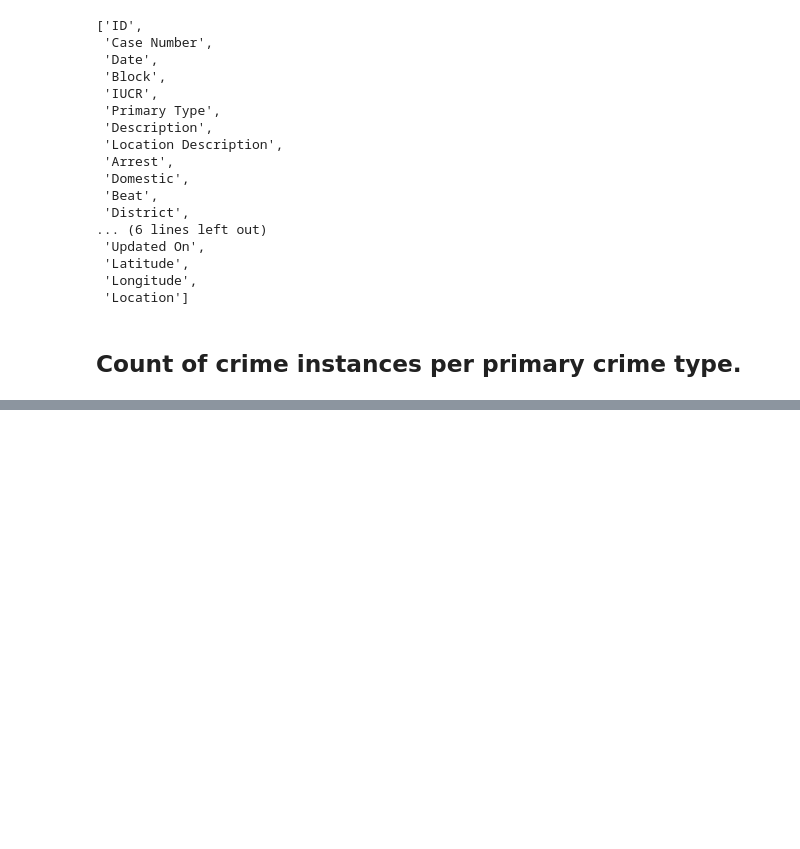
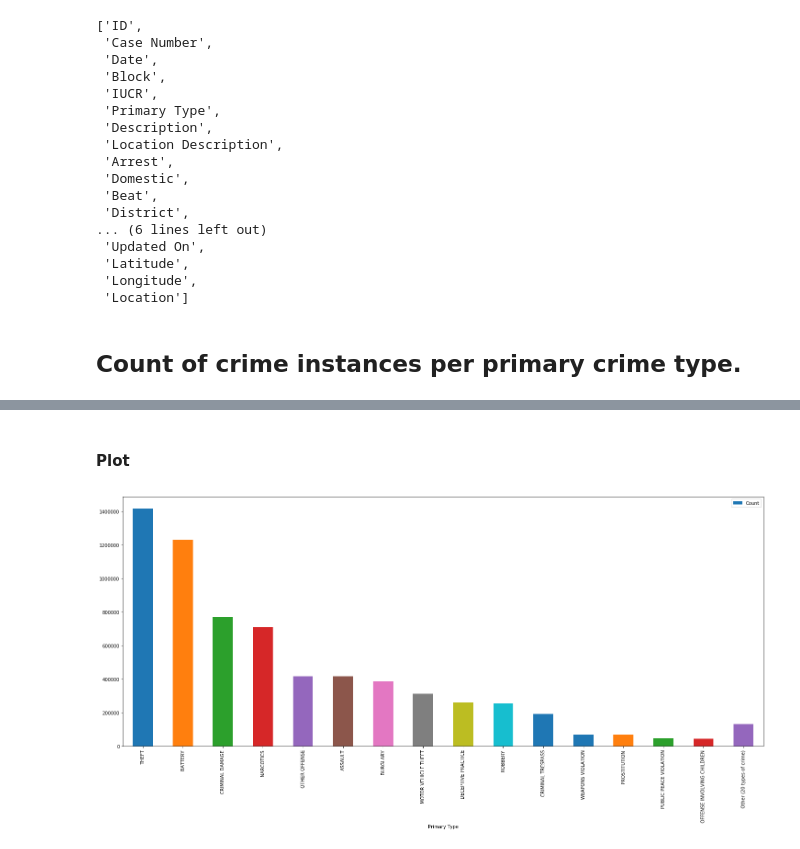
Before and after one commit to sambokai/Chicago-Crime-EDA, a Jupyter notebook: notebooks/testNotebook.ipynb, the cells around one changed output, grey strips where cells are left out. Saved outputs shown, nothing was run; the diff lists cells and outputs as text; code cells hidden in the pictures; blank space fills up the shorter version.

Commit message:
Plot crime per type with bar chart

```diff
--- a/notebooks/testNotebook.ipynb
+++ b/notebooks/testNotebook.ipynb
@@ -64,0 +48,13 @@ pd.DataFrame(df.groupby('Primary Type').size().sort_values(ascending=False).rena
+# %%
+crimes_per_type = pd.DataFrame(df.groupby('Primary Type').size().sort_values(ascending=False).rename('Count').reset_index())
+
+other_threshold = 30000
+
+crimes_over_threshold = crimes_per_type[crimes_per_type['Count'] > other_threshold]
+crimes_below_threshold = crimes_per_type[crimes_per_type['Count'] < other_threshold]
+
+combined_crimes = crimes_over_threshold.append(pd.DataFrame(crimes_below_threshold.Count.sum(), index = ["Other"], columns=["Count"]))
+
+combined_crimes.fillna(f"Other ({crimes_below_threshold['Primary Type'].size} types of crime)", inplace=True)
+
+combined_crimes
@@ -64,0 +79,7 @@ pd.DataFrame(df.groupby('Primary Type').size().sort_values(ascending=False).rena
+# %% [markdown]
+#### Plot
+# %%
+combined_crimes.plot(kind='bar', x='Primary Type', y='Count', figsize=(25,10))
+plt.show()
+# %% [output]
+[figure, added]
```
Also changed, not shown: parts of 5 cells of this notebook.
